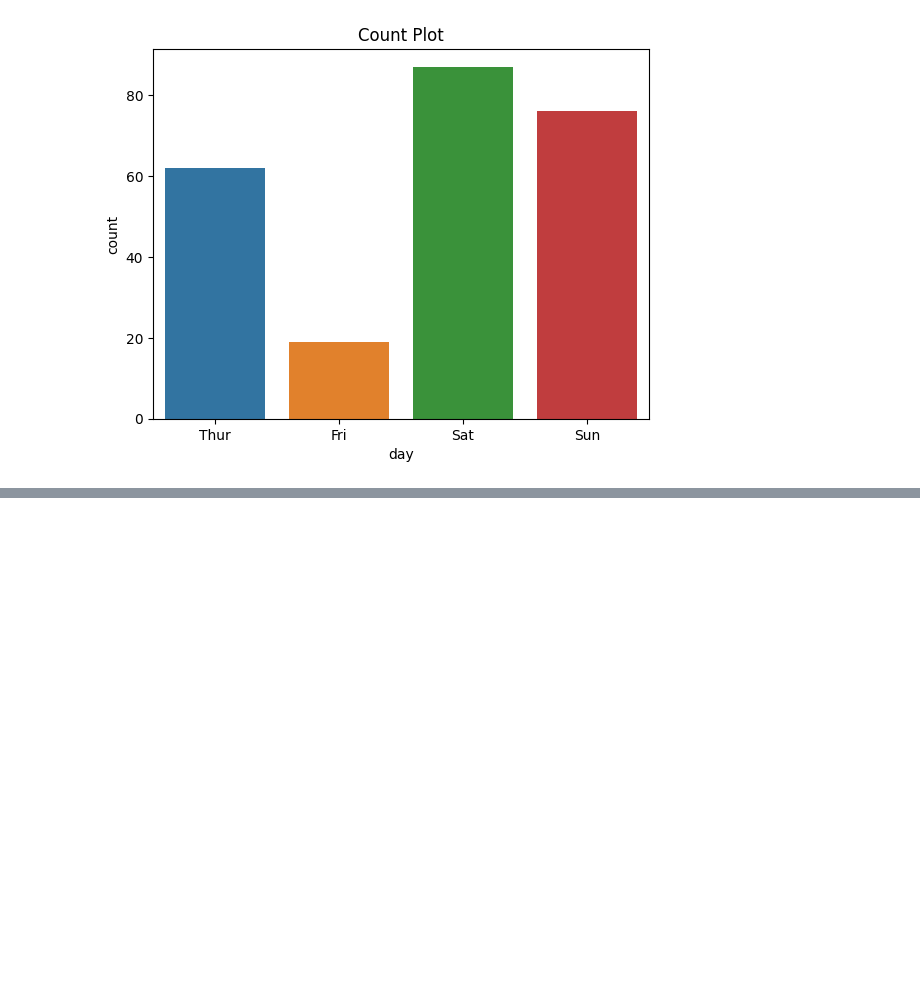
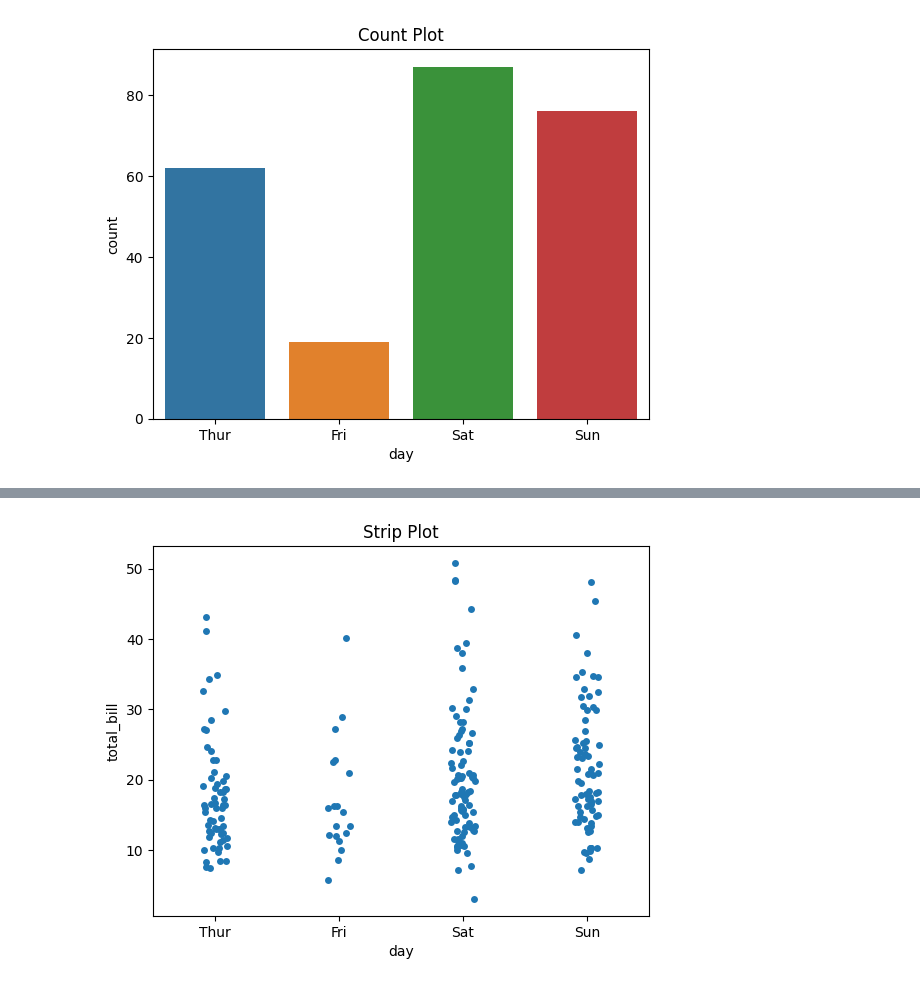
Before and after one commit to bharathkatakam16-sys/colab-notebook-practice, a Jupyter notebook: 27th_Nov.ipynb, the cells around one changed output, grey strips where cells are left out. Saved outputs shown, nothing was run; the diff lists cells and outputs as text; code cells hidden in the pictures; blank space fills up the shorter version.

```diff
--- a/27th_Nov.ipynb
+++ b/27th_Nov.ipynb
@@ -120,0 +174,7 @@ plt.show()
+# %%
+#strip plot -- it display individual values for categorical variables
+sns.stripplot(data=df,x='day', y='total_bill')
+plt.title('Strip Plot')
+plt.show()
+# %% [output]
+[figure, added]
```
Also changed, not shown: parts of 9 cells of this notebook.
